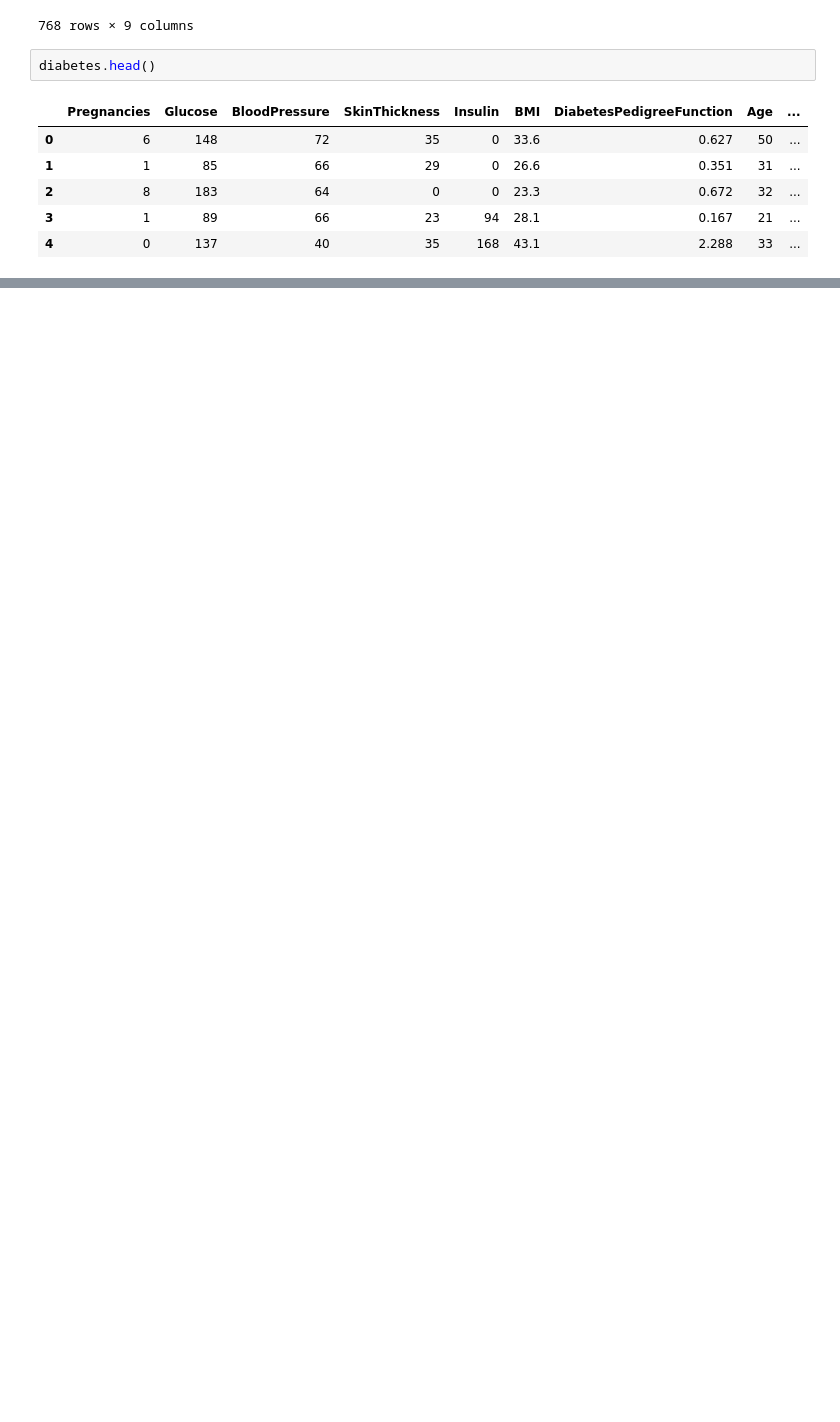
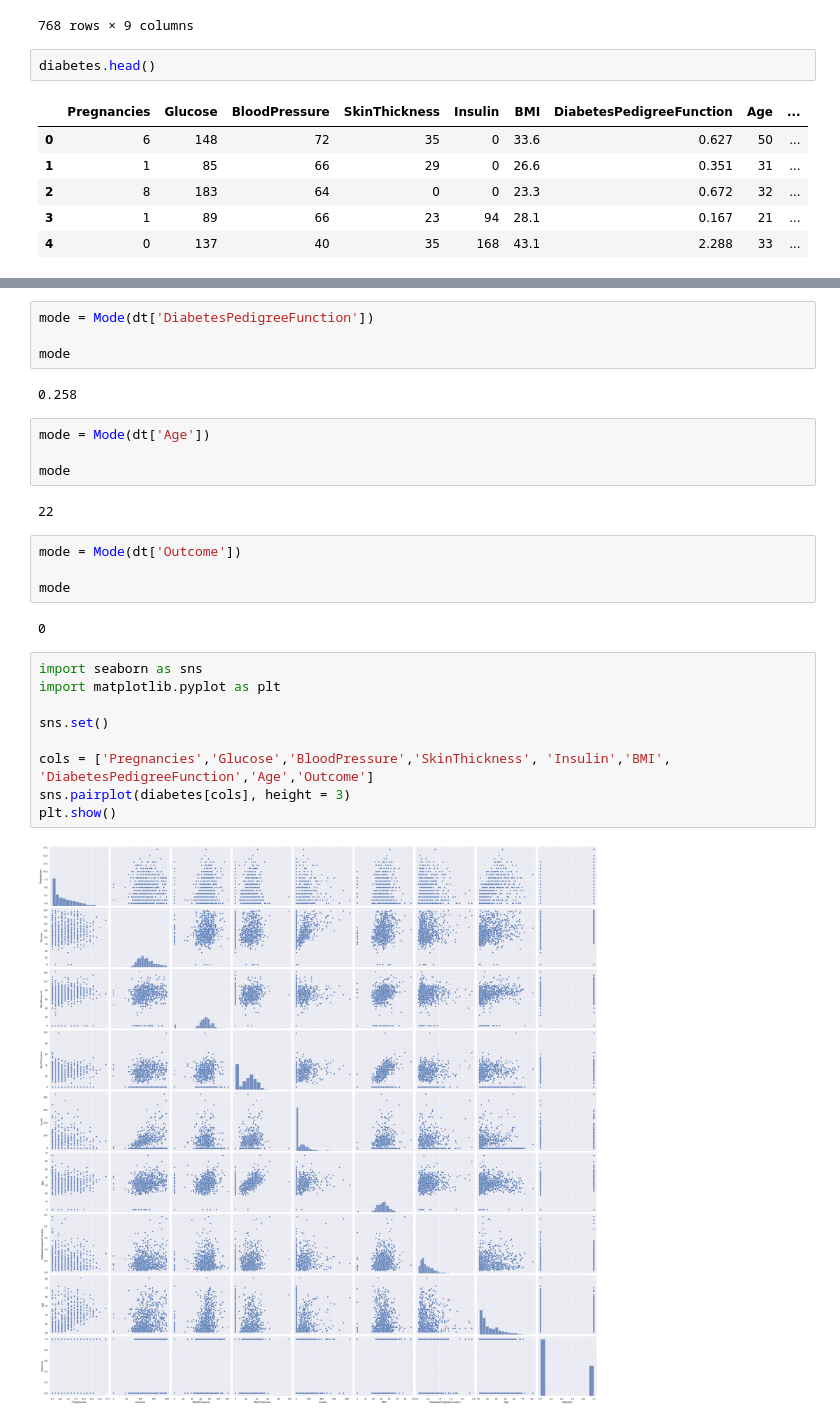
Before and after one commit to fl1pHover/aif-diabetes, a Jupyter notebook: Daibetes.ipynb, the cells around one changed output, grey strips where cells are left out. Cells and saved outputs as stored; diff of their text form; blank space fills up the shorter version.

```diff
--- a/Daibetes.ipynb
+++ b/Daibetes.ipynb
@@ -32,0 +95,29 @@ AttributeError: 'DataFrame' object has no attribute 'descibe'
+# %%
+mode = Mode(dt['DiabetesPedigreeFunction'])
+
+mode
+# %% [output]
+0.258
+# %%
+mode = Mode(dt['Age'])
+
+mode
+# %% [output]
+22
+# %%
+mode = Mode(dt['Outcome'])
+
+mode
+# %% [output]
+0
+# %%
+import seaborn as sns
+import matplotlib.pyplot as plt
+
+sns.set()
+
+cols = ['Pregnancies','Glucose','BloodPressure','SkinThickness', 'Insulin','BMI', 'DiabetesPedigreeFunction','Age','Outcome']
+sns.pairplot(diabetes[cols], height = 3)
+plt.show()
+# %% [output]
+[figure, added]
```
Also changed, not shown: parts of 24 cells of this notebook.
